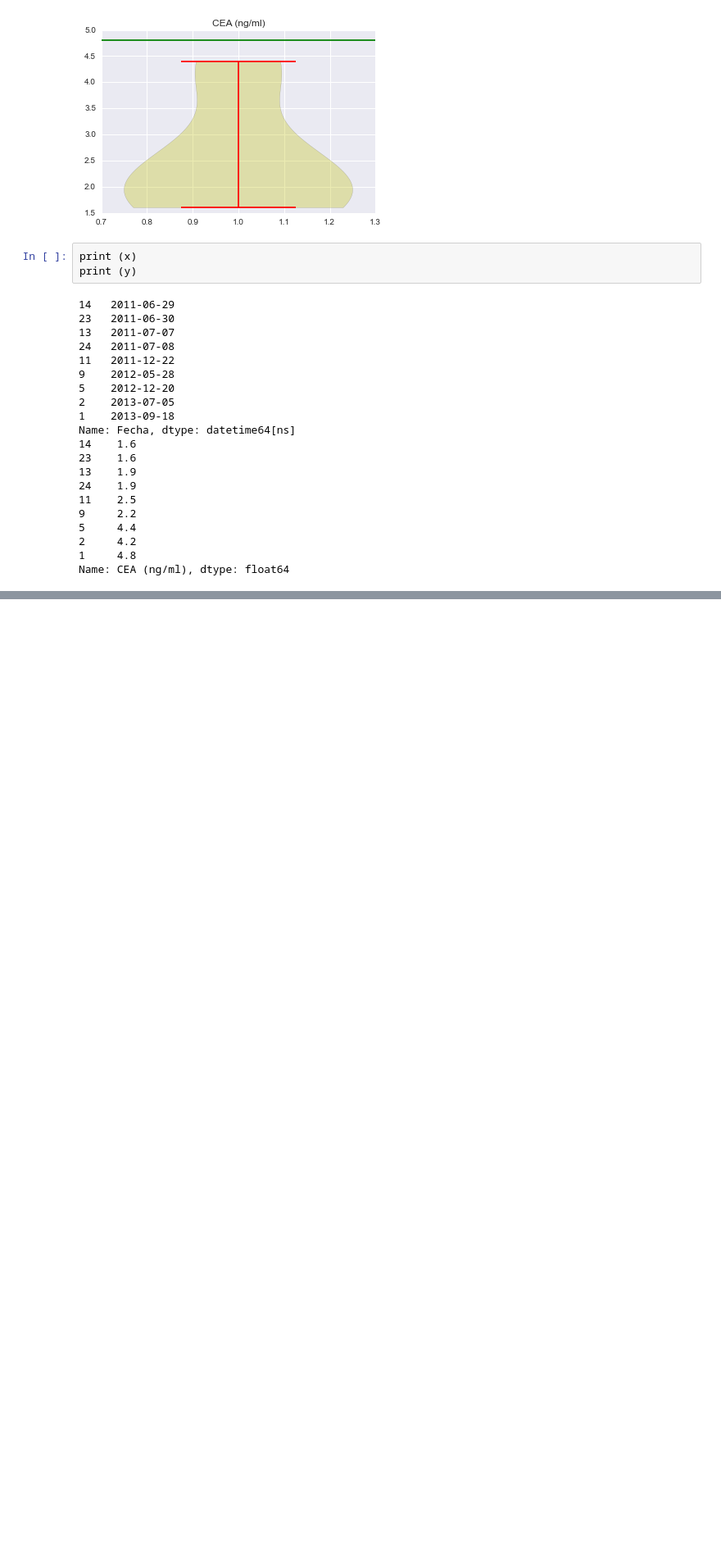
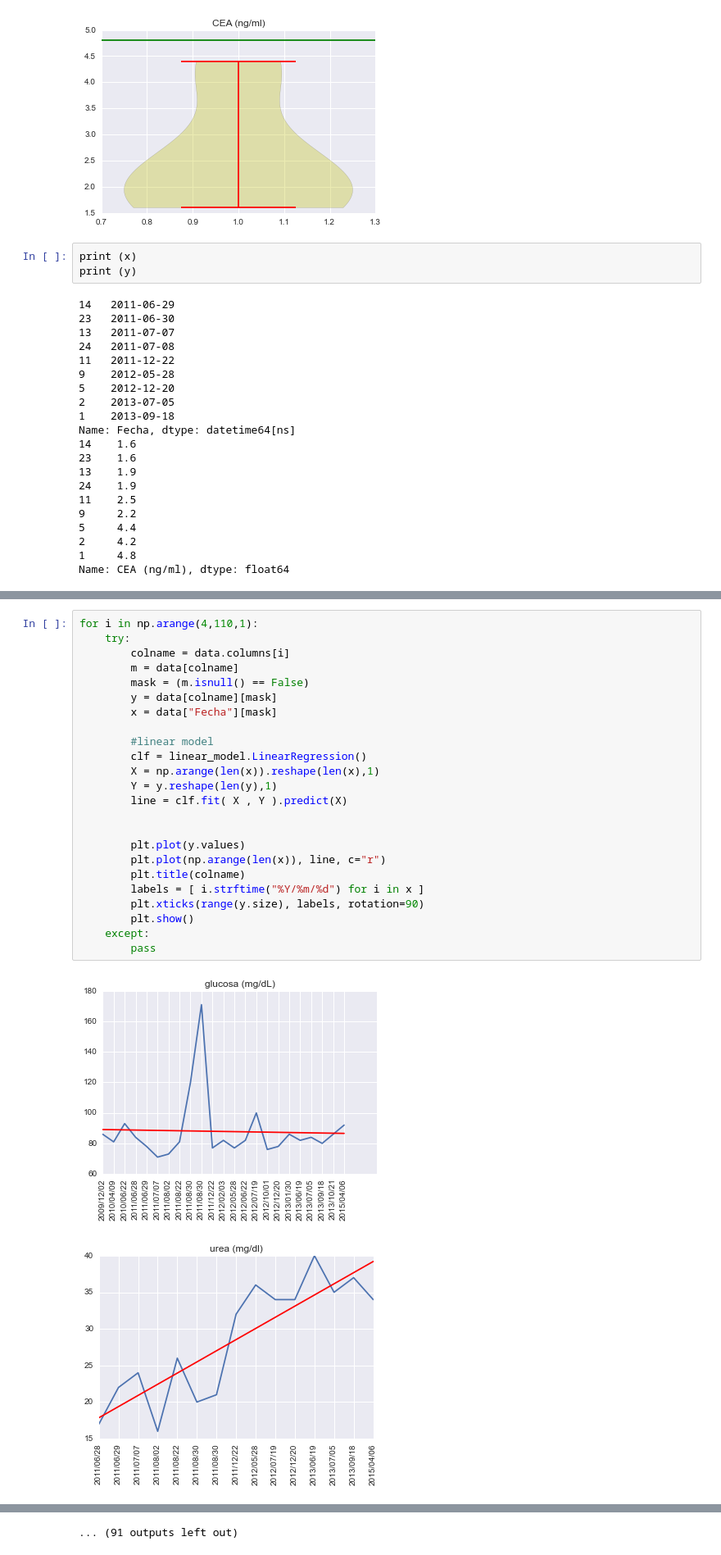
Before and after one commit to oiertwo/vampyr, a Jupyter notebook: notebooks/Blots.ipynb, the cells around one changed output, grey strips where cells are left out. Shown at 82% size. Saved outputs shown, nothing was run; the diff lists cells and outputs as text; blank space fills up the shorter version.

```diff
--- a/notebooks/Blots.ipynb
+++ b/notebooks/Blots.ipynb
@@ -99,0 +164,27 @@ Name: CEA (ng/ml), dtype: float64
+# %%
+for i in np.arange(4,110,1):
+    try:
+        colname = data.columns[i]
+        m = data[colname]
+        mask = (m.isnull() == False)
+        y = data[colname][mask]
+        x = data["Fecha"][mask]
+
+        #linear model
+        clf = linear_model.LinearRegression()
+        X = np.arange(len(x)).reshape(len(x),1)
+        Y = y.reshape(len(y),1)
+        line = clf.fit( X , Y ).predict(X)
+
+
+        plt.plot(y.values)
+        plt.plot(np.arange(len(x)), line, c="r")
+        plt.title(colname)
+        labels = [ i.strftime("%Y/%m/%d") for i in x ]
+        plt.xticks(range(y.size), labels, rotation=90)
+        plt.show()
+    except:
+        pass
+# %% [output]
+[figure, added]
+[figure, added]
@@ -99,0 +201 @@ Name: CEA (ng/ml), dtype: float64
+... (91 outputs left out)
```
Also changed, not shown: parts of 3 cells of this notebook.
